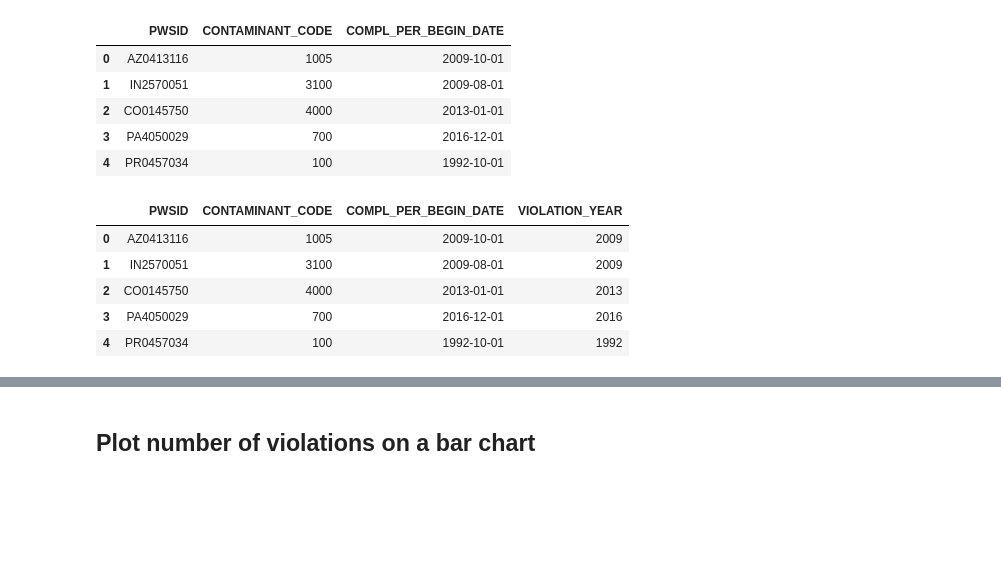
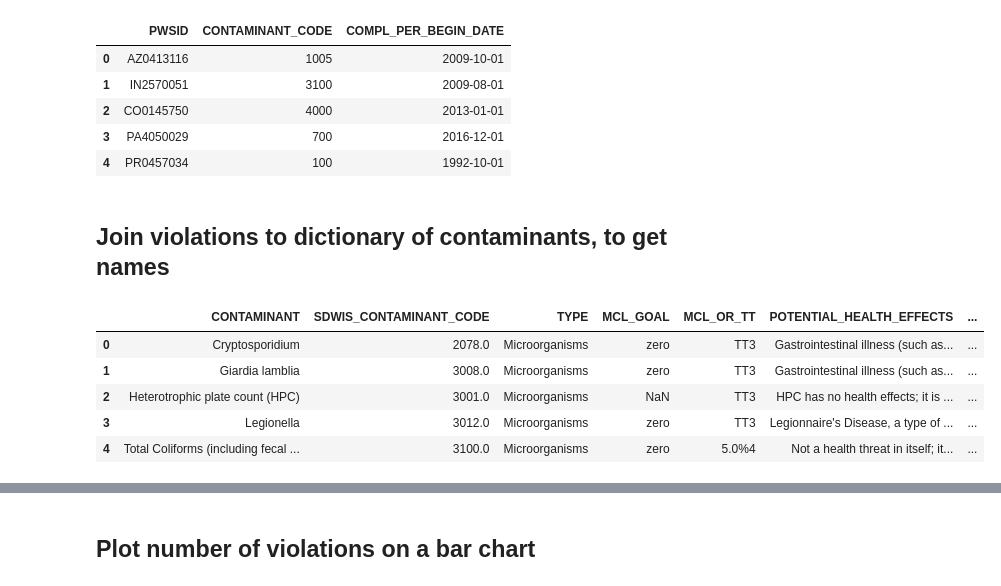
Before and after one commit to codeforboston/safe-water, a Jupyter notebook: code/python/notebooks/eda_charts.ipynb, the cells around one changed output, grey strips where cells are left out. Drawn from its saved outputs; the diff is of its cells as text; code cells hidden in the pictures; blank space fills up the shorter version.

```diff
--- a/code/python/notebooks/eda_charts.ipynb
+++ b/code/python/notebooks/eda_charts.ipynb
@@ -65,3 +65,15 @@ viol.head()
 | 2 | CO0145750 | 4000 | 2013-01-01 |
 | 3 | PA4050029 | 700 | 2016-12-01 |
 | 4 | PR0457034 | 100 | 1992-10-01 |
+# %% [markdown]
+## Join violations to dictionary of contaminants, to get names
+# %%
+drinking_water_regs = pd.read_csv(os.path.join(epa_dir, 'drinking-water-regulations.csv'), sep=',')
+drinking_water_regs.head()
+# %% [output]
+|  | CONTAMINANT | SDWIS_CONTAMINANT_CODE | TYPE | MCL_GOAL | MCL_OR_TT | POTENTIAL_HEALTH_EFFECTS | ... |
+| 0 | Cryptosporidium | 2078.0 | Microorganisms | zero | TT3 | Gastrointestinal illness (such as... | ... |
+| 1 | Giardia lamblia | 3008.0 | Microorganisms | zero | TT3 | Gastrointestinal illness (such as... | ... |
+| 2 | Heterotrophic plate count (HPC) | 3001.0 | Microorganisms | NaN | TT3 | HPC has no health effects; it is ... | ... |
+| 3 | Legionella | 3012.0 | Microorganisms | zero | TT3 | Legionnaire's Disease, a type of ... | ... |
+| 4 | Total Coliforms (including fecal ... | 3100.0 | Microorganisms | zero | 5.0%4 | Not a health threat in itself; it... | ... |
@@ -73,12 +88,4 @@ def get_year_for_violation(row):
         return 0
 # %%
 viol.loc[:, 'VIOLATION_YEAR'] = viol.apply(get_year_for_violation, axis=1)
-viol.head()
-# %% [output]
-|  | PWSID | CONTAMINANT_CODE | COMPL_PER_BEGIN_DATE | VIOLATION_YEAR |
-| 0 | AZ0413116 | 1005 | 2009-10-01 | 2009 |
-| 1 | IN2570051 | 3100 | 2009-08-01 | 2009 |
-| 2 | CO0145750 | 4000 | 2013-01-01 | 2013 |
-| 3 | PA4050029 | 700 | 2016-12-01 | 2016 |
-| 4 | PR0457034 | 100 | 1992-10-01 | 1992 |
 # %%
```
Also changed, not shown: parts of 6 cells of this notebook.
